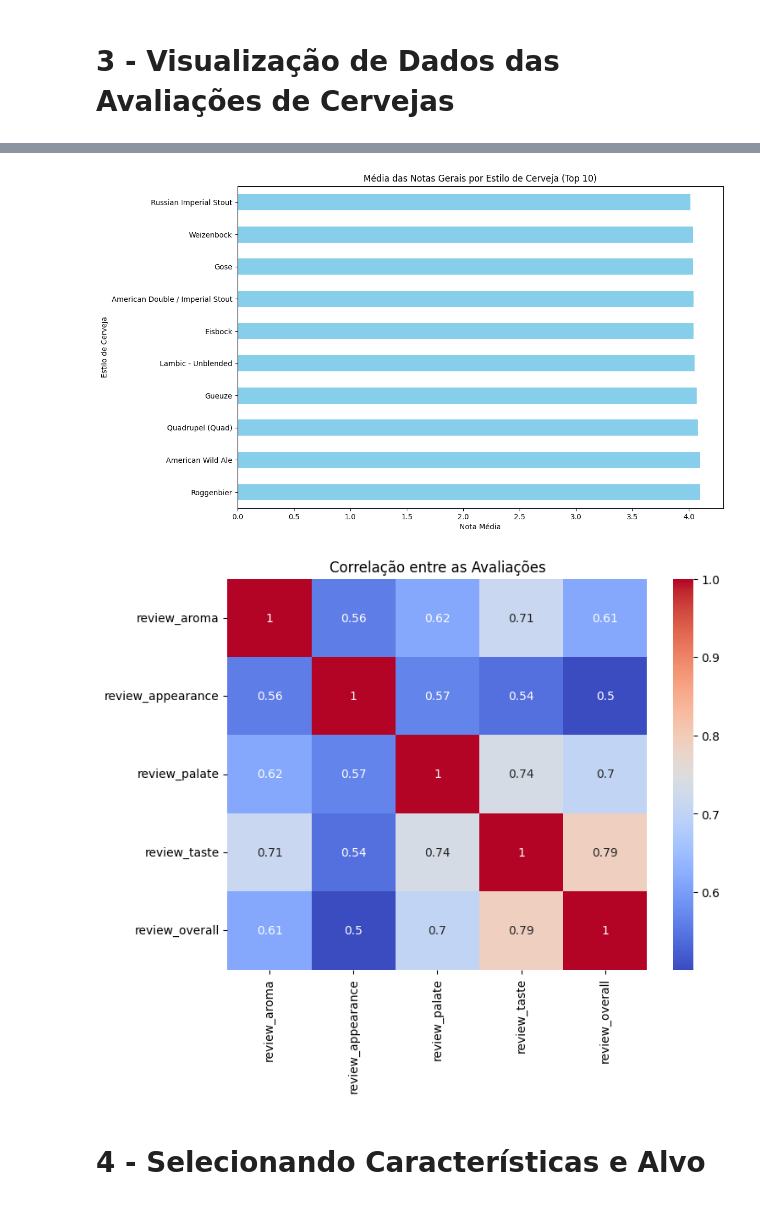
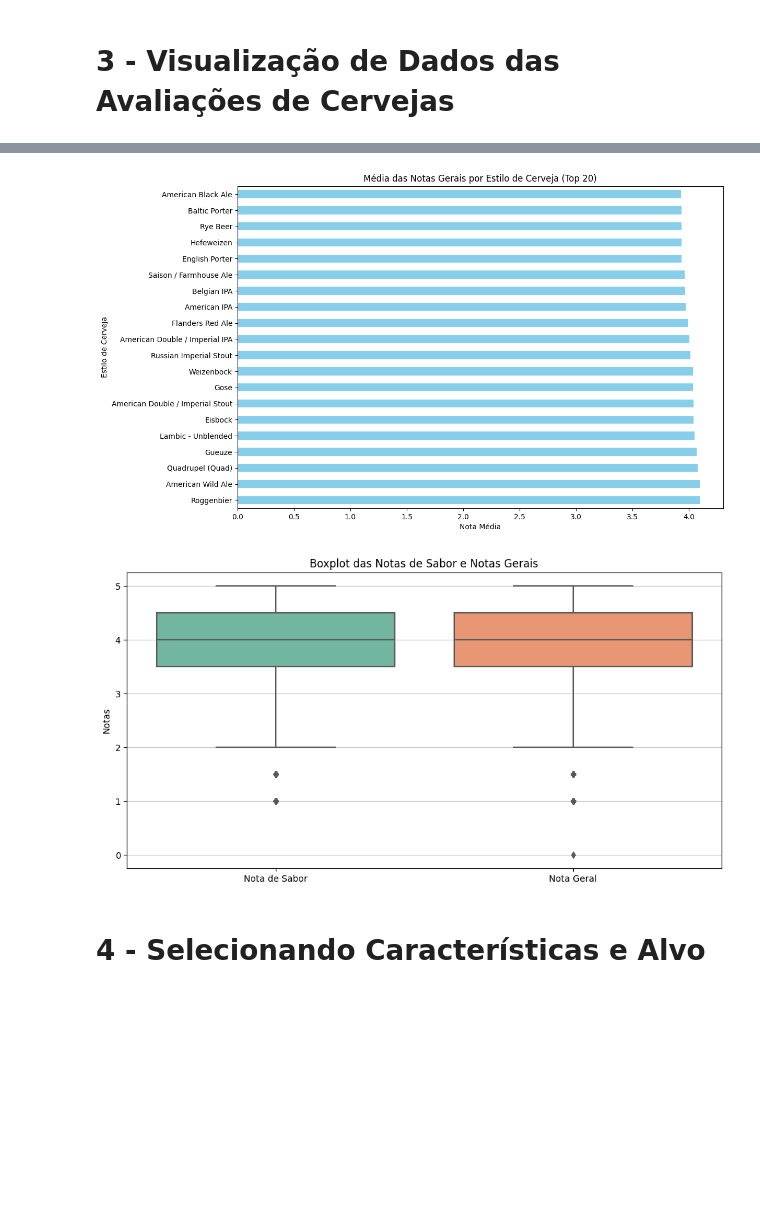
Before and after one commit to Cyberfn/BeerReviewAnalysis, a Jupyter notebook: BaseDeCervejasDF.ipynb, the cells around one changed output, grey strips where cells are left out. Drawn from its saved outputs; the diff is of its cells as text; code cells hidden in the pictures; blank space fills up the shorter version.

Commit message:
Kaggle Notebook | BaseDeCervejas | Version 4

```diff
--- a/BaseDeCervejasDF.ipynb
+++ b/BaseDeCervejasDF.ipynb
@@ -90,6 +90,13 @@ df2 = df.sample(frac=0.1, random_state=42)
 # %% [markdown]
 # 3 - Visualização de Dados das Avaliações de Cervejas
 # %%
+# Heatmap - Correlação entre as avaliações
+corr = df2[['review_aroma', 'review_appearance', 'review_palate', 'review_taste', 'review_overall']].corr()
+plt.figure(figsize=(8, 6))
+sns.heatmap(corr, annot=True, cmap='coolwarm')
+plt.title('Correlação entre as Avaliações')
+plt.show()
+
 # Criando Histograma das Avaliações
 plt.figure(figsize=(10, 6))
 plt.hist(df2['review_overall'], bins=30, color='blue', alpha=0.7, edgecolor='black')
@@ -99,27 +106,21 @@ plt.ylabel('Frequência')
 plt.grid(axis='y', alpha=0.75)
 plt.show()
 
-# Gráfico de dispersão - Relação entre teor alcoólico (ABV) e nota geral
-plt.figure(figsize=(10, 6))
-sns.scatterplot(x='beer_abv', y='review_overall', data=df2, alpha=0.5)
-plt.title('Relação entre Teor Alcoólico (ABV) e Nota Geral')
-plt.xlabel('Teor Alcoólico (%)')
-plt.ylabel('Nota Geral')
-plt.show()
-
 # Gráfico de barras - Média das avaliações por estilo de cerveja
 plt.figure(figsize=(12, 8))
-avg_review_by_style = df2.groupby('beer_style')['review_overall'].mean().sort_values(ascending=False).head(10)
+avg_review_by_style = df2.groupby('beer_style')['review_overall'].mean().sort_values(ascending=False).head(20)
 avg_review_by_style.plot(kind='barh', color='skyblue')
-plt.title('Média das Notas Gerais por Estilo de Cerveja (Top 10)')
+plt.title('Média das Notas Gerais por Estilo de Cerveja (Top 20)')
 plt.xlabel('Nota Média')
 plt.ylabel('Estilo de Cerveja')
 plt.show()
 
-# Heatmap - Correlação entre as avaliações
-corr = df2[['review_aroma', 'review_appearance', 'review_palate', 'review_taste', 'review_overall']].corr()
-plt.figure(figsize=(8, 6))
-sns.heatmap(corr, annot=True, cmap='coolwarm')
-plt.title('Correlação entre as Avaliações')
+# Boxplot das Notas de Sabor e Notas Gerais
+plt.figure(figsize=(12, 6))
+sns.boxplot(data=df2[['review_taste', 'review_overall']], palette='Set2')
+plt.title('Boxplot das Notas de Sabor e Notas Gerais')
+plt.ylabel('Notas')
+plt.xticks([0, 1], ['Nota de Sabor', 'Nota Geral'])
+plt.grid(axis='y', alpha=0.75)
 plt.show()
 # %% [output]
@@ -128,5 +129,5 @@ plt.show()
-[figure, old version]
+[figure, new version]
-[figure, old version]
+[figure, new version]
 # %% [markdown]
 # 4 - Selecionando Características e Alvo
 # %%
```
Also changed, not shown: parts of 2 cells of this notebook.
